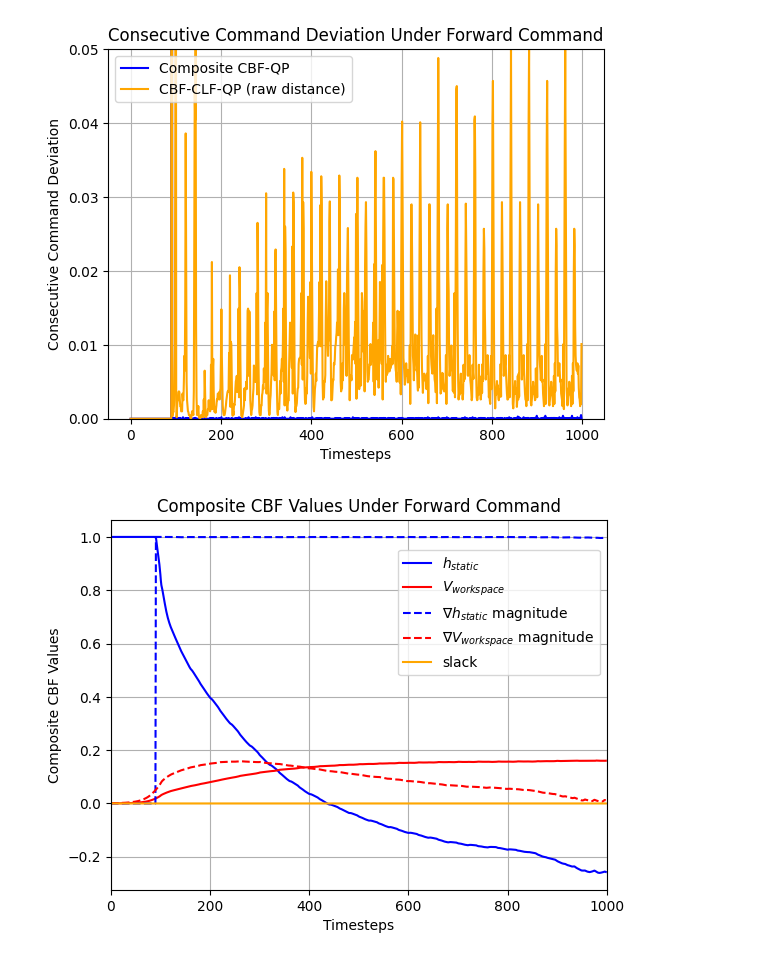
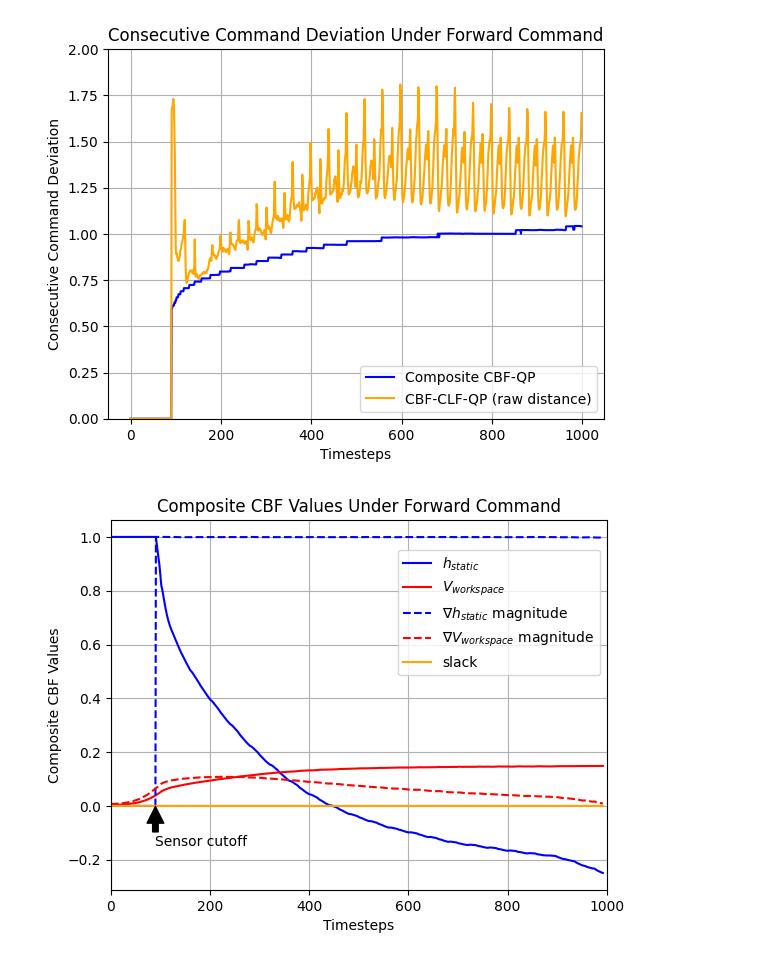
Before and after one commit to famsvip/Robot-Navigation-Collision-Avoidance-, a Jupyter notebook: data/plotting.ipynb, the cells around one changed output. Cells and saved outputs as stored; diff of their text form; code cells hidden in the pictures.

Commit message:
Plotted composite trials

```diff
--- a/data/plotting.ipynb
+++ b/data/plotting.ipynb
@@ -56,33 +49,38 @@ plt.show()
 # %%
 # Consecutive command error (squared error)
 
-def consecutive_command_change(cmd_array):
+composite_cmds = np.load("./composite_cmds_3.npy")
+separated_cmds = np.load("./separated_cmds.npy")
+
+def command_change(cmd_array):
     change = []
     for i in range(np.size(cmd_array,axis=0)):
         if i != 0:
+            original_cmd = [1.0, 0.0, 0.0]
             prev_cmd = cmd_array[i-1]
             curr_cmd = cmd_array[i]
-            change.append(np.sum((curr_cmd - prev_cmd)**2))
+            change.append(np.sum((curr_cmd - original_cmd)**2))
         else:
             change.append(0)
     return np.array(change)
 
 fig, ax = plt.subplots()
 
-ax.plot(range(np.size(composite_cmds,axis=0)), consecutive_command_change(composite_cmds), color="b", label="Composite CBF-QP")
-ax.plot(range(np.size(separated_cmds,axis=0)), consecutive_command_change(separated_cmds), color=(1.0,0.65,0), label="CBF-CLF-QP (raw distance)")
-ax.set_ylim(0, 0.05)
+ax.plot(range(np.size(composite_cmds,axis=0)), command_change(composite_cmds), color="b", label="Composite CBF-QP")
+ax.plot(range(np.size(separated_cmds,axis=0)), command_change(separated_cmds), color=(1.0,0.65,0), label="CBF-CLF-QP (raw distance)")
+ax.set_ylim(0, 2.0)
 plt.title('Consecutive Command Deviation Under Forward Command')
 plt.xlabel("Timesteps")
 plt.ylabel("Consecutive Command Deviation")
 plt.grid(True)
 plt.legend()
 plt.show()
 # %% [output]
-[figure, old version]
+[figure, new version]
 # %%
 # CBF values
 # [cbf.h_static_obs, cbf.h_workspace, np.linalg.norm(cbf.grad_h_static_obs), np.linalg.norm(cbf.grad_h_workspace), cbf.moving_slack]
+composite_values = np.load("./composite_values_3.npy")[0]
 fig, ax = plt.subplots()
 
 h_static = composite_values[:, 0]
@@ -102,6 +100,9 @@ plt.ylabel("Composite CBF Values")
 ax.set_xlim(0, 1000)
 plt.grid(True)
 plt.legend(loc='right', bbox_to_anchor=(1.0, 0.75))
+# plt.text(, -0.1, 'sensor cutoff', fontsize=12)
+plt.annotate('Sensor cutoff', xy=(90, 0), xytext=(90, -0.15),
+             arrowprops=dict(facecolor='black', shrink=0.02))
 plt.show()
 # %% [output]
-[figure, old version]
+[figure, new version]
```
Also changed, not shown: parts of 12 cells of this notebook, 51 other files.
